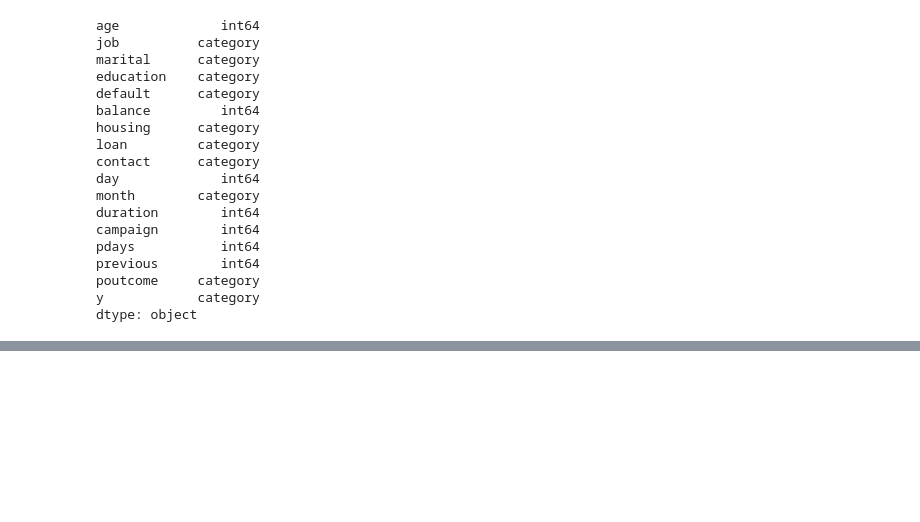
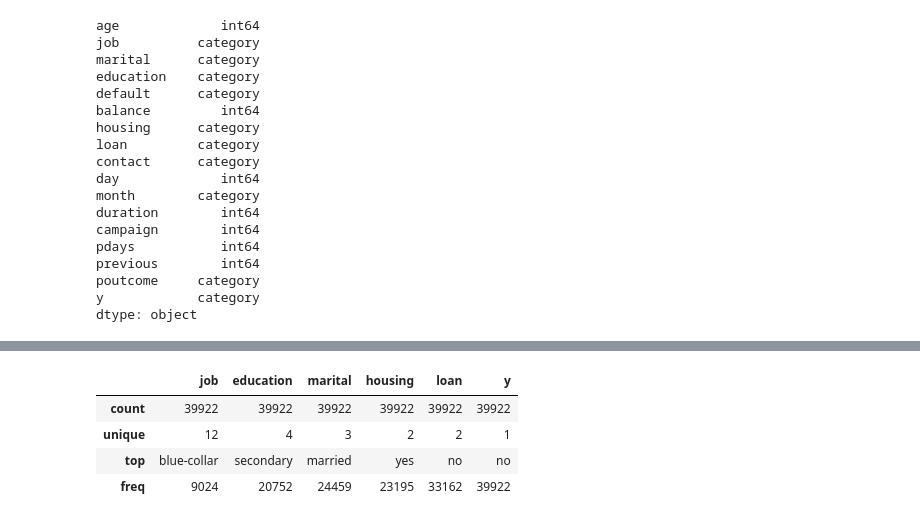
Before and after one commit to nezihaksu/Bank_Marketing_Analysis, a Jupyter notebook: Term_Deposit_EDA.ipynb, the cells around one changed output, grey strips where cells are left out. Saved outputs shown, nothing was run; the diff lists cells and outputs as text; code cells hidden in the pictures; blank space fills up the shorter version.

```diff
--- a/Term_Deposit_EDA.ipynb
+++ b/Term_Deposit_EDA.ipynb
@@ -321,0 +316,9 @@ groupby_graph("duration","sum")
+# %%
+#Most of the customers who did not subscribe were blue collar workers,who has secondary education and has only housing loan.
+df[["job","education","marital","housing","loan","y"]][df.y == "no"].describe()
+# %% [output]
+|  | job | education | marital | housing | loan | y |
+| count | 39922 | 39922 | 39922 | 39922 | 39922 | 39922 |
+| unique | 12 | 4 | 3 | 2 | 2 | 1 |
+| top | blue-collar | secondary | married | yes | no | no |
+| freq | 9024 | 20752 | 24459 | 23195 | 33162 | 39922 |
```
Also changed, not shown: parts of 9 cells of this notebook.
